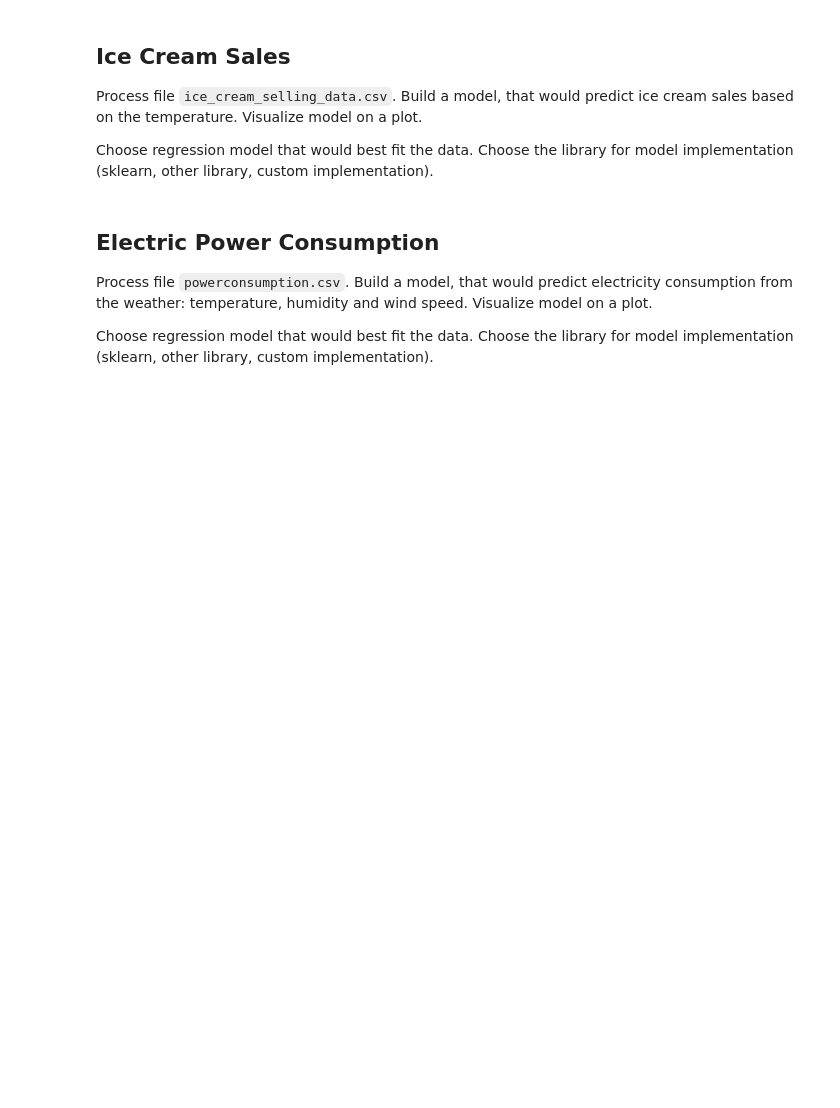
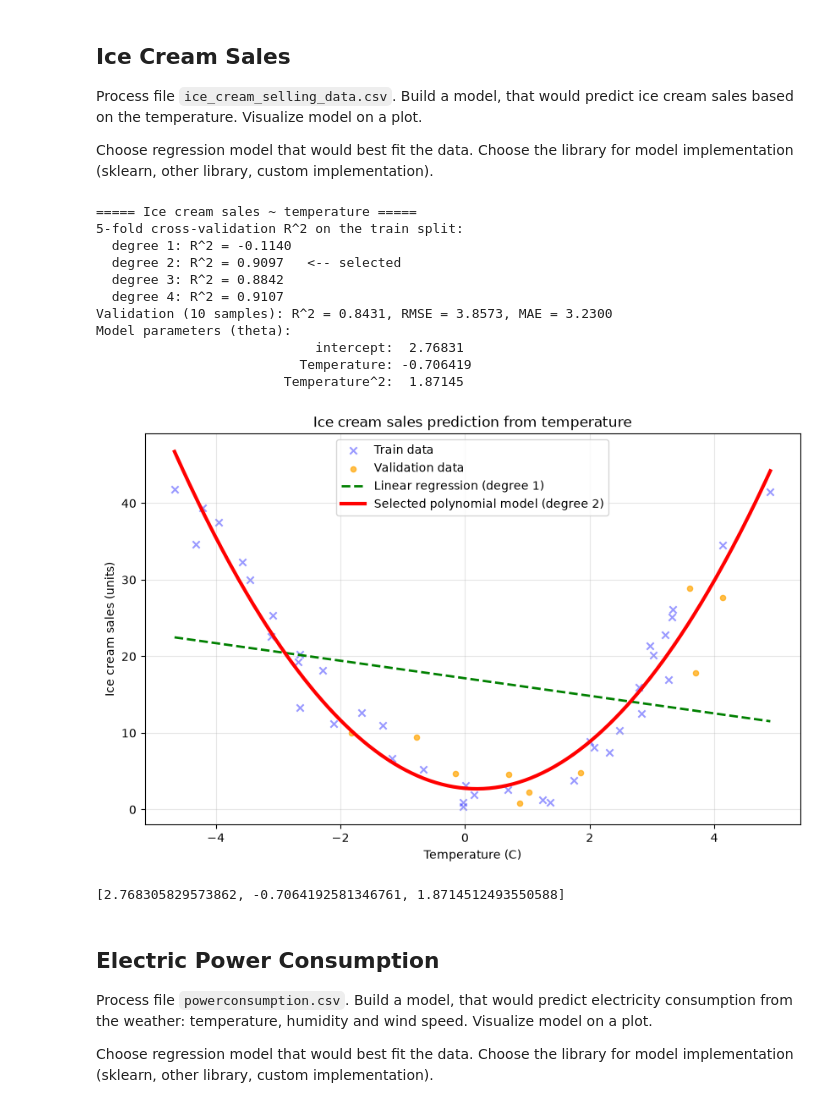
Before and after one commit to maxvonlancaster/ida-labs, a Jupyter notebook: assignement-3.ipynb, the cells around one changed output. Saved outputs shown, nothing was run; the diff lists cells and outputs as text; code cells hidden in the pictures; blank space fills up the shorter version.

```diff
--- a/assignement-3.ipynb
+++ b/assignement-3.ipynb
@@ -2,13 +2,29 @@
 # Tasks for laboratory assignment 3
 # %%
 # imports section
+
+import os
+import warnings
 
 import pandas as pd
 import numpy as np
 import matplotlib.pyplot as plt
 
 from sklearn.linear_model import LinearRegression, LogisticRegression, RidgeClassifier, SGDClassifier
-from sklearn.preprocessing import PolynomialFeatures
+from sklearn.preprocessing import PolynomialFeatures, StandardScaler
+from sklearn.pipeline import make_pipeline
+from sklearn.model_selection import train_test_split, cross_val_score, KFold, StratifiedKFold
+from sklearn.metrics import (r2_score, mean_squared_error, mean_absolute_error, accuracy_score, f1_score,
+                             roc_auc_score, roc_curve, classification_report, ConfusionMatrixDisplay)
+from sklearn.tree import DecisionTreeClassifier, plot_tree
+from sklearn.dummy import DummyClassifier
+from sklearn.feature_extraction.text import TfidfVectorizer
+from scipy.optimize import curve_fit
+
+warnings.filterwarnings('ignore')
+pd.set_option('display.width', 200)
+pd.set_option('display.max_columns', 20)
+RANDOM_STATE = 42
 # %%
 def build_plot(file_path, x, y):
     data = pd.read_csv(file_path)
@@ -63,18 +194,39 @@ Choose regression model that would best fit the data. Choose the library for mod
 # %%
 def ice_cream_selling(data):
     """
     Build a model, that would predict ice cream sales based on the temperature. Visualize model on a plot.
 
     Args:
         data: ice cream sales data.
 
     Returns:
         list: The list of model theta parameters.
     """
-    return None
+    # columns are taken by position: the temperature header contains a degree sign
+    temperature_col, sales_col = data.columns[0], data.columns[1]
+    df = data[[temperature_col, sales_col]].dropna()
+    result = fit_best_polynomial(df[[temperature_col]], df[sales_col], ['Temperature'],
+                                 title='Ice cream sales ~ temperature')
+    plot_1d_regression(result, 'Temperature (C)', 'Ice cream sales (units)',
+                       'Ice cream sales prediction from temperature')
+    return result['theta']
 
 data = extract_texts_from_file('resources/ice_cream_selling_data.csv')
 ice_cream_selling(data)
+# %% [output]
+===== Ice cream sales ~ temperature =====
+5-fold cross-validation R^2 on the train split:
+  degree 1: R^2 = -0.1140
+  degree 2: R^2 = 0.9097   <-- selected
+  degree 3: R^2 = 0.8842
+  degree 4: R^2 = 0.9107
+Validation (10 samples): R^2 = 0.8431, RMSE = 3.8573, MAE = 3.2300
+Model parameters (theta):
+                            intercept:  2.76831
+                          Temperature: -0.706419
+                        Temperature^2:  1.87145
+[figure, added]
+[2.768305829573862, -0.7064192581346761, 1.8714512493550588]
 # %% [markdown]
 ## Electric Power Consumption
 
```
Also changed, not shown: parts of 8 cells of this notebook.
